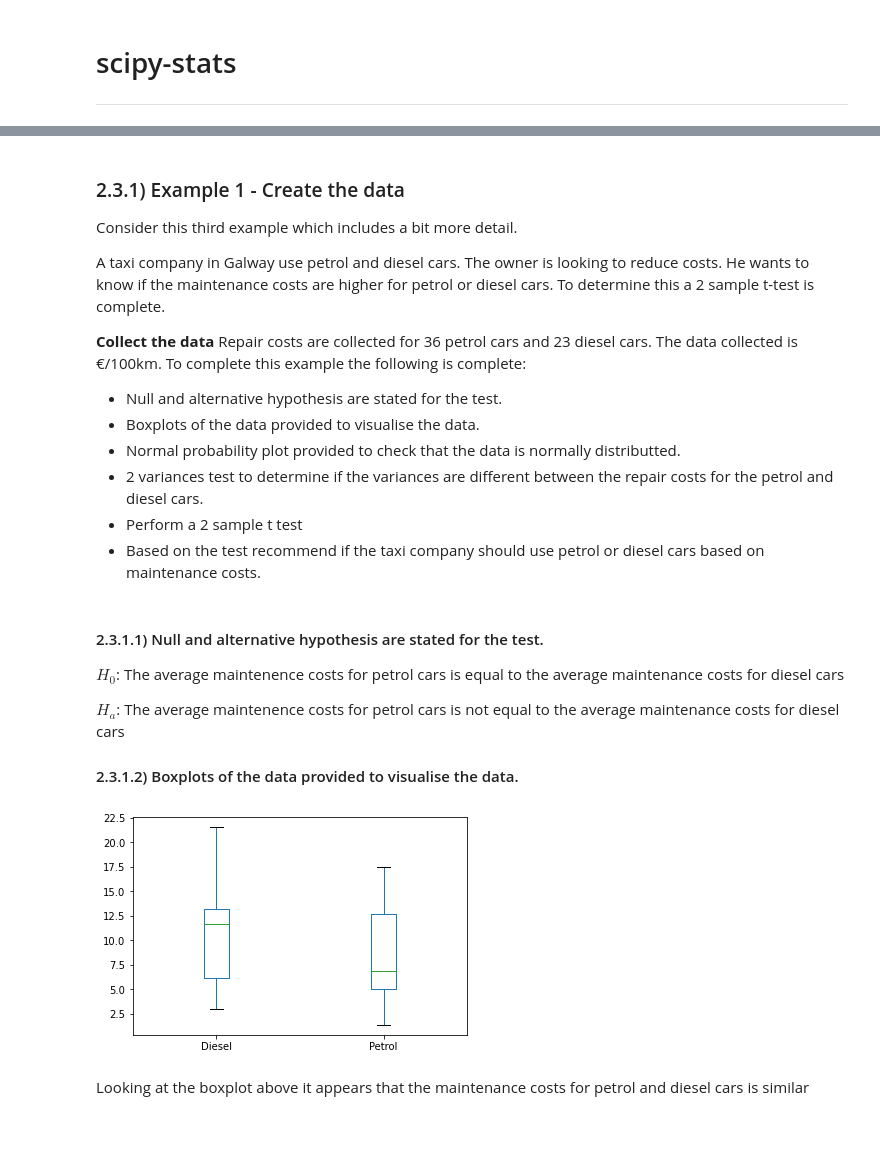
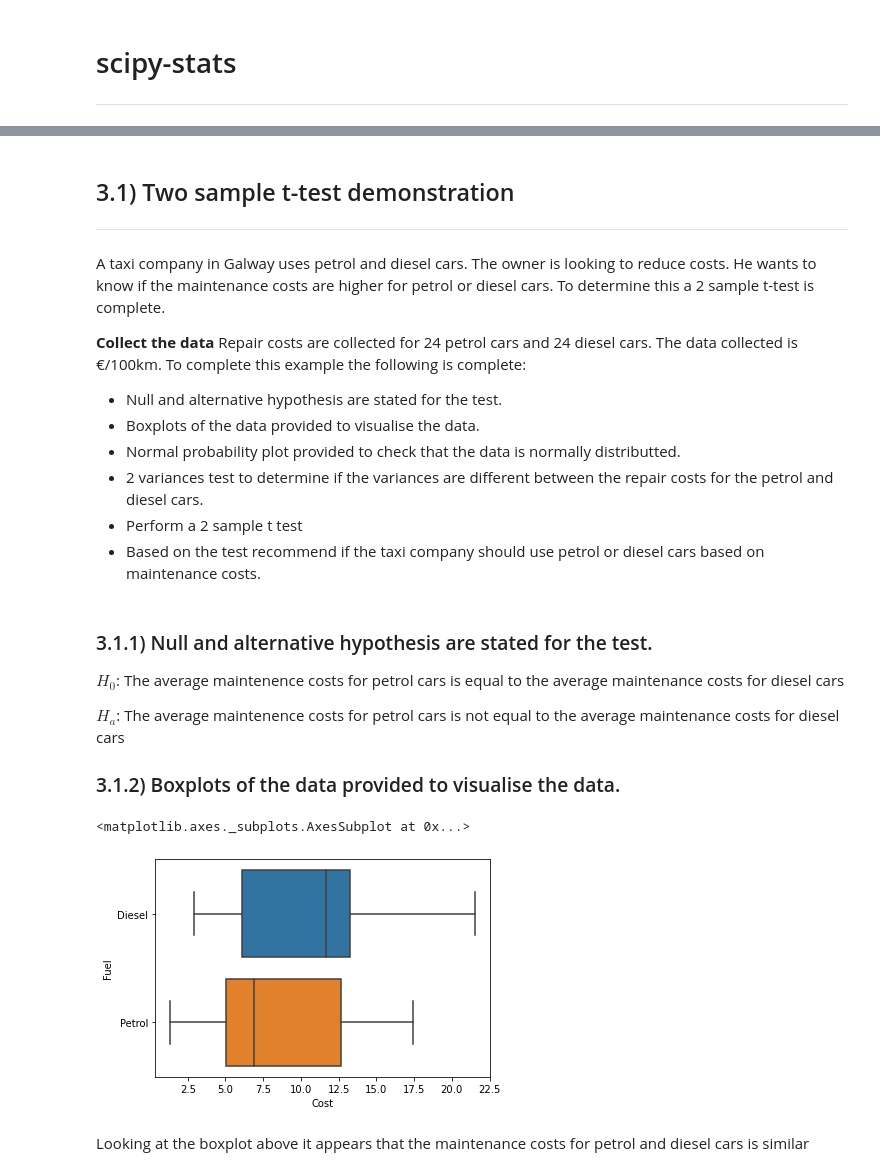
Before and after one commit to KeithQuinn/Machine-Learning-and-Statistics-Winter-21-22, a Jupyter notebook: scipy-stats.ipynb, the cells around one changed output, grey strips where cells are left out. Saved outputs shown, nothing was run; the diff lists cells and outputs as text; code cells hidden in the pictures; blank space fills up the shorter version.

```diff
--- a/scipy-stats.ipynb
+++ b/scipy-stats.ipynb
@@ -163,11 +102,10 @@ Because the p-value of our test (1.92e-11) is less than alpha = 0.05, we reject
 # %% [markdown]
-### 2.3.1) Example 1 - Create the data
-Consider this third example which includes a bit more detail.
-
-A taxi company in Galway use petrol and diesel cars. The owner is looking to reduce costs. He wants to know if the maintenance costs are higher for petrol or diesel cars. To determine this a 2 sample t-test is complete.
+## 3.1) Two sample t-test demonstration
+***
+A taxi company in Galway uses petrol and diesel cars. The owner is looking to reduce costs. He wants to know if the maintenance costs are higher for petrol or diesel cars. To determine this a 2 sample t-test is complete.
 
 **Collect the data**
-Repair costs are collected for 36 petrol cars and 23 diesel cars. The data collected is €/100km. To complete this example the following is complete:
+Repair costs are collected for 24 petrol cars and 24 diesel cars. The data collected is €/100km. To complete this example the following is complete:
 
 * Null and alternative hypothesis are stated for the test.
 * Boxplots of the data provided to visualise the data.
@@ -176,21 +114,25 @@ Repair costs are collected for 36 petrol cars and 23 diesel cars. The data colle
 * Perform a 2 sample t test
 * Based on the test recommend if the taxi company should use petrol or diesel cars based on maintenance costs.
 # %% [markdown]
-#### 2.3.1.1) Null and alternative hypothesis are stated for the test.
+### 3.1.1) Null and alternative hypothesis are stated for the test.
 $H_{0}$: The average maintenence costs for petrol cars is equal to the average maintenance costs for diesel cars
 
 $H_{a}$: The average maintenence costs for petrol cars is not equal to the average maintenance costs for diesel cars
 
-#### 2.3.1.2) Boxplots of the data provided to visualise the data.
+### 3.1.2) Boxplots of the data provided to visualise the data.
 # %%
 import pandas as pd
 fuel_df = pd.read_csv('Fuel.csv')
-petrol = fuel_df['Petrol']
-diesel = fuel_df['Diesel']
+fuel = fuel_df['Fuel']
+cost = fuel_df['Cost']
+petrol = cost[fuel == 'Petrol']
+diesel = cost[fuel == 'Diesel']
-# %%
-boxplot = fuel_df.boxplot(column=['Diesel', 'Petrol'], grid=False,)
-# %% [output]
-[figure, removed]
+# %%
+import seaborn as sns
+sns.boxplot(x=cost, y=fuel)
+# %% [output]
+<matplotlib.axes._subplots.AxesSubplot at 0x...>
+[figure, added]
 # %% [markdown]
 Looking at the boxplot above it appears that the maintenance costs for petrol and diesel cars is similar
 # %% [markdown]
```
Also changed, not shown: parts of 87 cells of this notebook, 3 other files.
